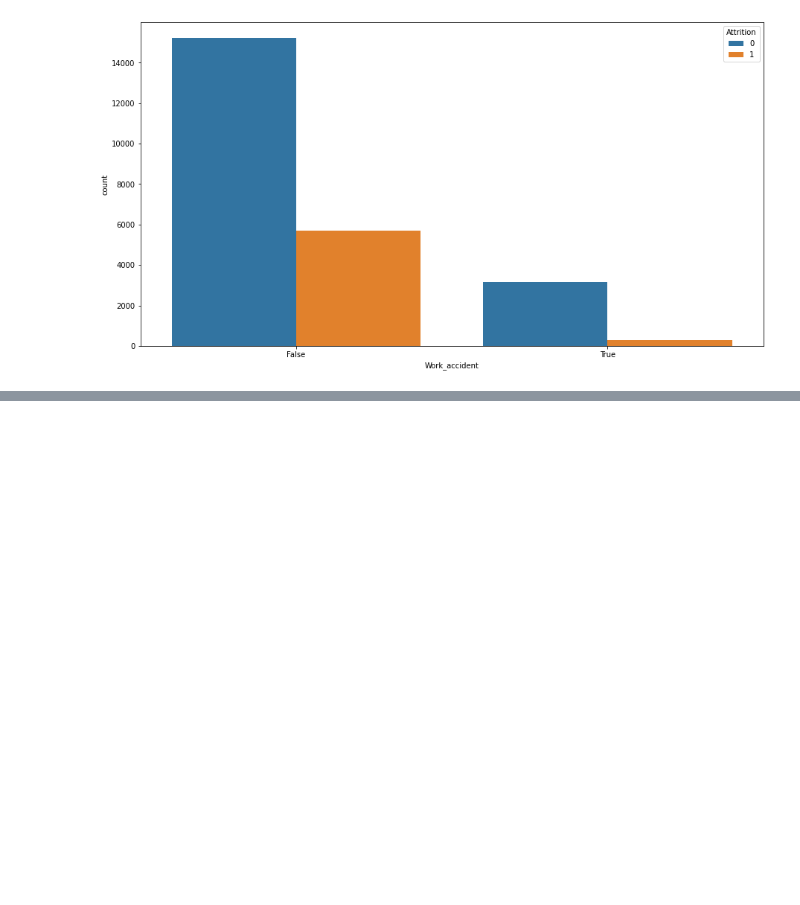
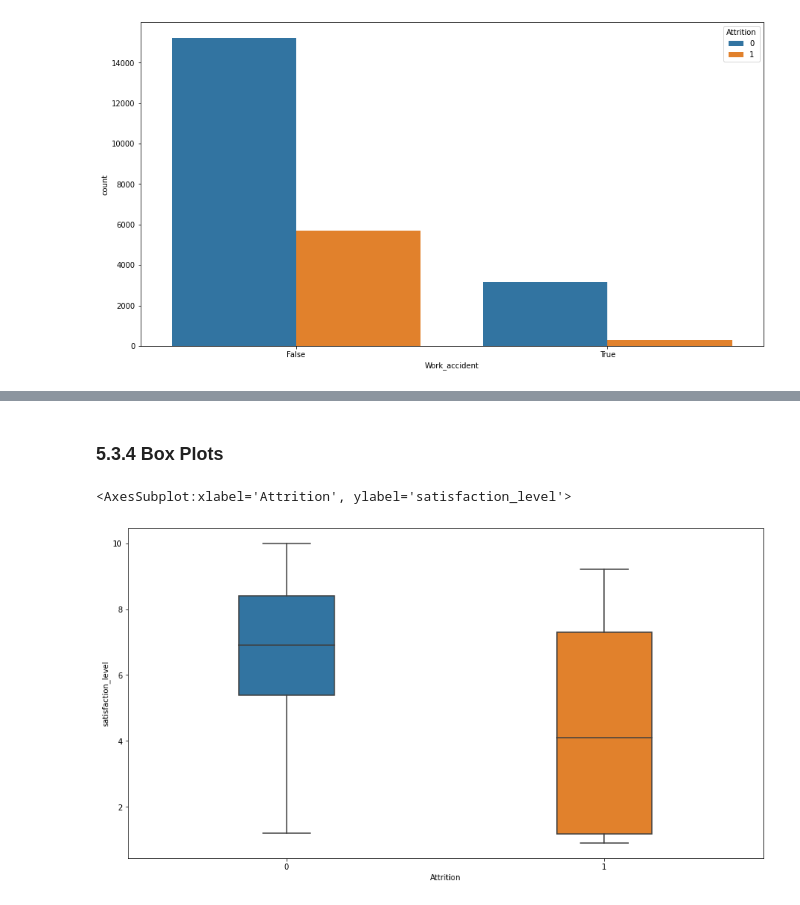
Before and after one commit to nalinsharma/BITSDissertation, a Jupyter notebook: ipynb/MidSemester.ipynb, the cells around one changed output, grey strips where cells are left out. Drawn from its saved outputs; the diff is of its cells as text; code cells hidden in the pictures; blank space fills up the shorter version.

```diff
--- a/ipynb/MidSemester.ipynb
+++ b/ipynb/MidSemester.ipynb
@@ -774,0 +692,11 @@ eda_df.columns.tolist()
+# %% [markdown]
+### 5.3.4 Box Plots
+# %%
+plt.subplots(figsize=(15, 8))
+sns.boxplot(x='Attrition', y='satisfaction_level', data=original_dpp_all_outliers_removed_df, width=0.3)
+
+## this is taking lot of time to run..
+# sns.swarmplot(x='Attrition', y='satisfaction_level', data=original_dpp_all_outliers_removed_df, color=".25")
+# %% [output]
+<AxesSubplot:xlabel='Attrition', ylabel='satisfaction_level'>
+[figure, added]
```
Also changed, not shown: parts of 55 cells of this notebook, 2 other files.
